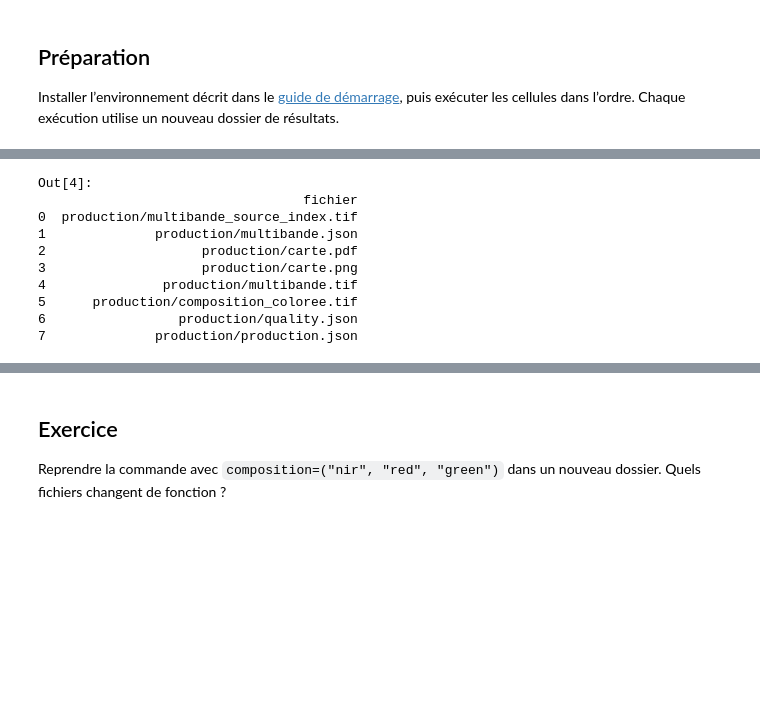
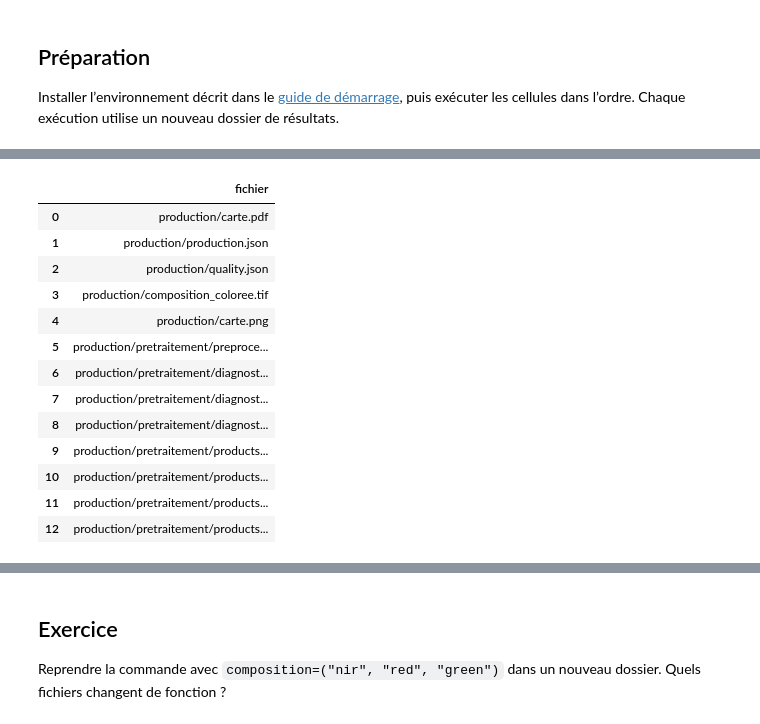
Before and after one commit to cedrick14/cartomize-python, a Jupyter notebook: tutorials/notebooks/00_premiere_carte.ipynb, the cells around one changed output, grey strips where cells are left out. Saved outputs shown, nothing was run; the diff lists cells and outputs as text; code cells hidden in the pictures; blank space fills up the shorter version.

```diff
--- a/tutorials/notebooks/00_premiere_carte.ipynb
+++ b/tutorials/notebooks/00_premiere_carte.ipynb
@@ -55,25 +59,30 @@ Out[3]:
 # %%
 production = cm.cartographic_workflow(
     scenes, out/'production', aoi=d['aoi'],
     layers=[d['roads'], d['points']], mask_clouds=False,
+    coverage_threshold=100, allow_partial=True,
     composition='natural', title='Images et observations',
-    subtitle='Démonstration sur un paysage simulé',
+    subtitle='Démonstration : couverture utile partielle',
     credits='Cartomize | Données synthétiques | UTM 33S',
     formats=('pdf','png'), dpi=180,
 )
 products = list((out/'production').rglob('*'))
 pd.DataFrame({'fichier': [str(p.relative_to(out)) for p in products if p.is_file()]})
 # %% [output]
-Out[4]:
-                                  fichier
-0  production/multibande_source_index.tif
-1              production/multibande.json
-2                    production/carte.pdf
-3                    production/carte.png
-4               production/multibande.tif
-5      production/composition_coloree.tif
-6                 production/quality.json
-7              production/production.json
+|  | fichier |
+| 0 | production/carte.pdf |
+| 1 | production/production.json |
+| 2 | production/quality.json |
+| 3 | production/composition_coloree.tif |
+| 4 | production/carte.png |
+| 5 | production/pretraitement/preproce... |
+| 6 | production/pretraitement/diagnost... |
+| 7 | production/pretraitement/diagnost... |
+| 8 | production/pretraitement/diagnost... |
+| 9 | production/pretraitement/products... |
+| 10 | production/pretraitement/products... |
+| 11 | production/pretraitement/products... |
+| 12 | production/pretraitement/products... |
 # %%
 preview = next((out/'production').rglob('*.png'))
 display(Image(filename=str(preview)))
```
Also changed, not shown: parts of 8 cells of this notebook, 6 other files.
